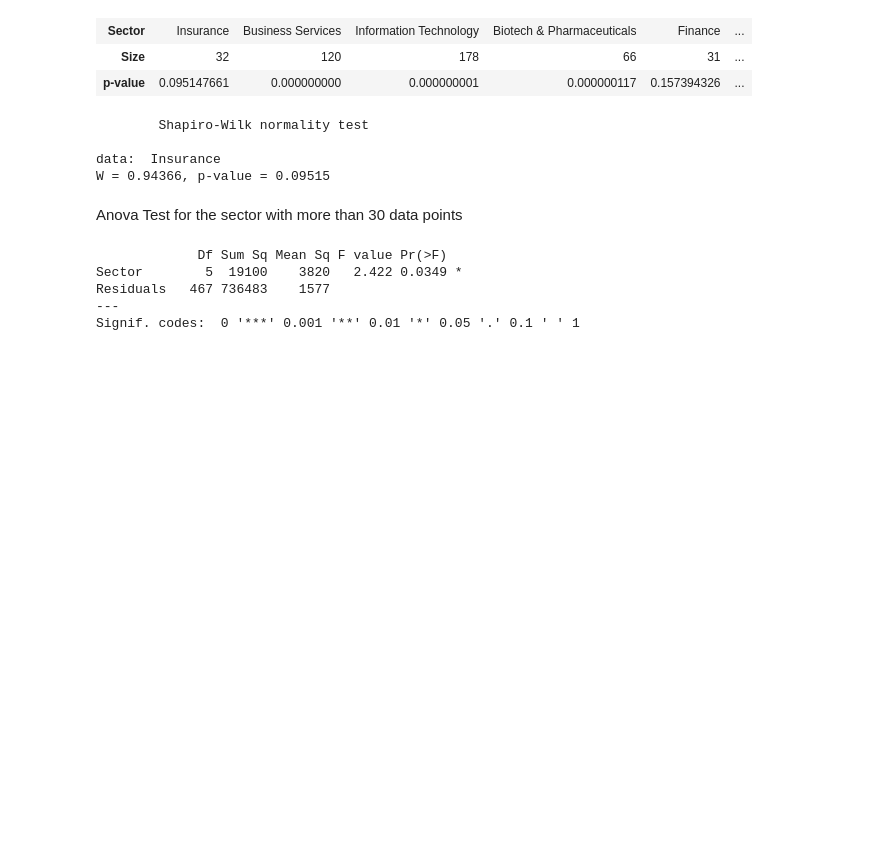
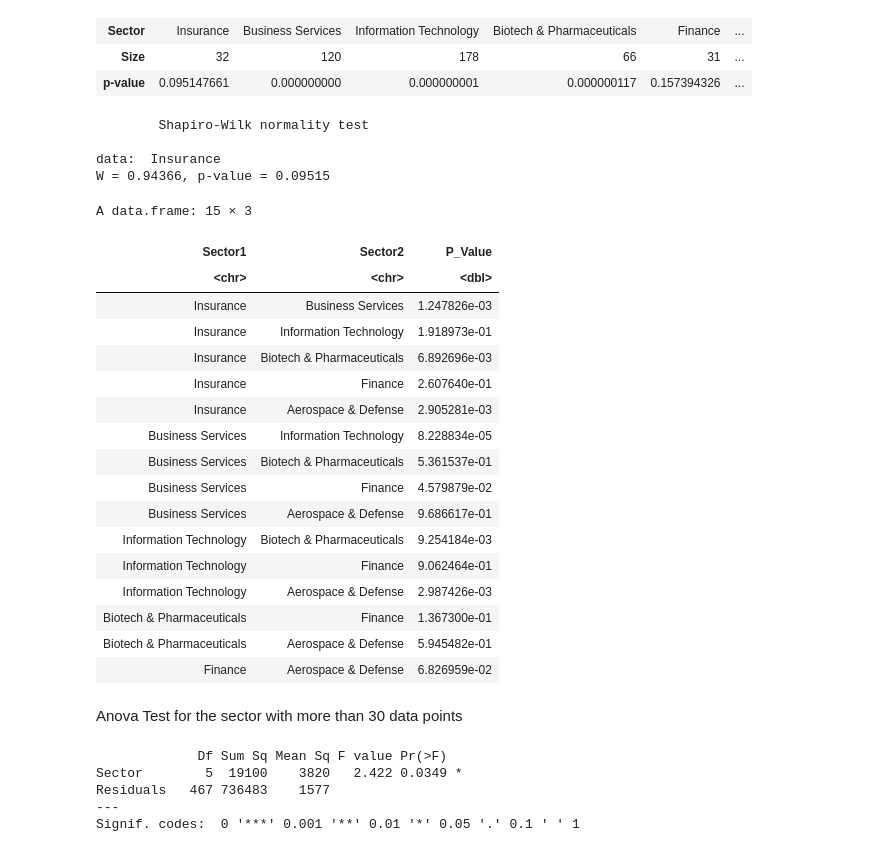
Before and after one commit to ngyh6726/MH3511_R_Project, a Jupyter notebook: WY analysis.ipynb, the cells around one changed output. Cells and saved outputs as stored; diff of their text form; code cells hidden in the pictures; blank space fills up the shorter version.

Commit message:
update anova test

```diff
--- a/WY analysis.ipynb
+++ b/WY analysis.ipynb
@@ -231,6 +232,51 @@ shapiro.test(Insurance)
 
 data:  Insurance
 W = 0.94366, p-value = 0.09515
+# %%
+# Initialize lists to store the comparisons and p-values
+sector1_list <- c()
+sector2_list <- c()
+p_value_list <- c()
+
+# Perform variance test for each pair of sectors
+for (i in 1:(length(group) - 1)) {
+  for (j in (i+1):length(group)) {
+    sector1 <- df_new[df_new$Sector == group[i], "avg_salary"]
+    sector2 <- df_new[df_new$Sector == group[j], "avg_salary"]
+
+    # Perform variance test
+    var_test_result <- var.test(sector1, sector2)
+
+    # Store the sector comparisons and p-values
+    sector1_list <- c(sector1_list, group[i])
+    sector2_list <- c(sector2_list, group[j])
+    p_value_list <- c(p_value_list, var_test_result$p.value)
+  }
+}
+
+# Create a data frame to store the results
+results_df <- data.frame(Sector1 = sector1_list, Sector2 = sector2_list, P_Value = p_value_list)
+
+results_df
+# %% [output]
+A data.frame: 15 × 3
+| Sector1 | Sector2 | P_Value |
+| <chr> | <chr> | <dbl> |
+| Insurance | Business Services | 1.247826e-03 |
+| Insurance | Information Technology | 1.918973e-01 |
+| Insurance | Biotech & Pharmaceuticals | 6.892696e-03 |
+| Insurance | Finance | 2.607640e-01 |
+| Insurance | Aerospace & Defense | 2.905281e-03 |
+| Business Services | Information Technology | 8.228834e-05 |
+| Business Services | Biotech & Pharmaceuticals | 5.361537e-01 |
+| Business Services | Finance | 4.579879e-02 |
+| Business Services | Aerospace & Defense | 9.686617e-01 |
+| Information Technology | Biotech & Pharmaceuticals | 9.254184e-03 |
+| Information Technology | Finance | 9.062464e-01 |
+| Information Technology | Aerospace & Defense | 2.987426e-03 |
+| Biotech & Pharmaceuticals | Finance | 1.367300e-01 |
+| Biotech & Pharmaceuticals | Aerospace & Defense | 5.945482e-01 |
+| Finance | Aerospace & Defense | 6.826959e-02 |
 # %% [markdown]
 Anova Test for the sector with more than 30 data points
 # %%
```
Also changed, not shown: parts of 2 cells of this notebook, 1 other file.
